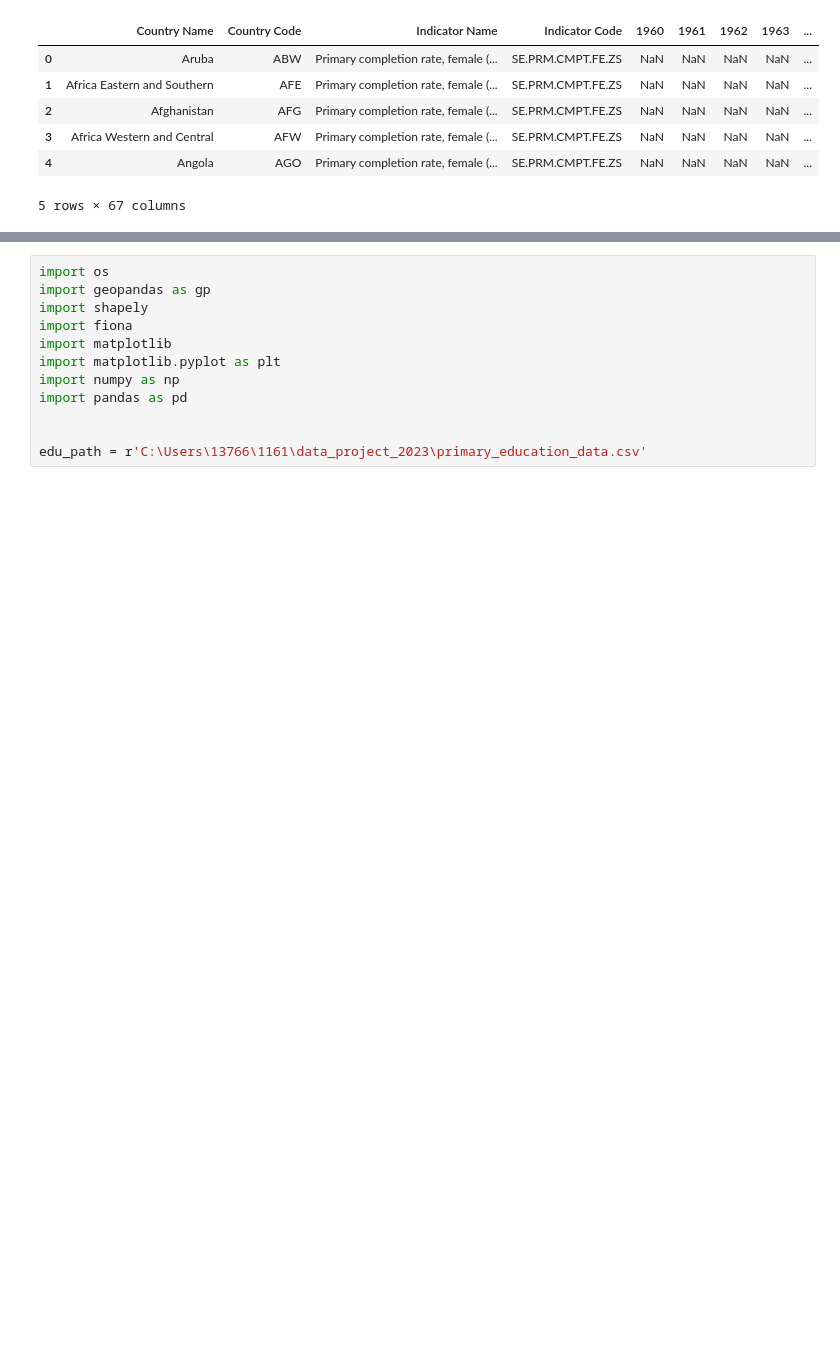
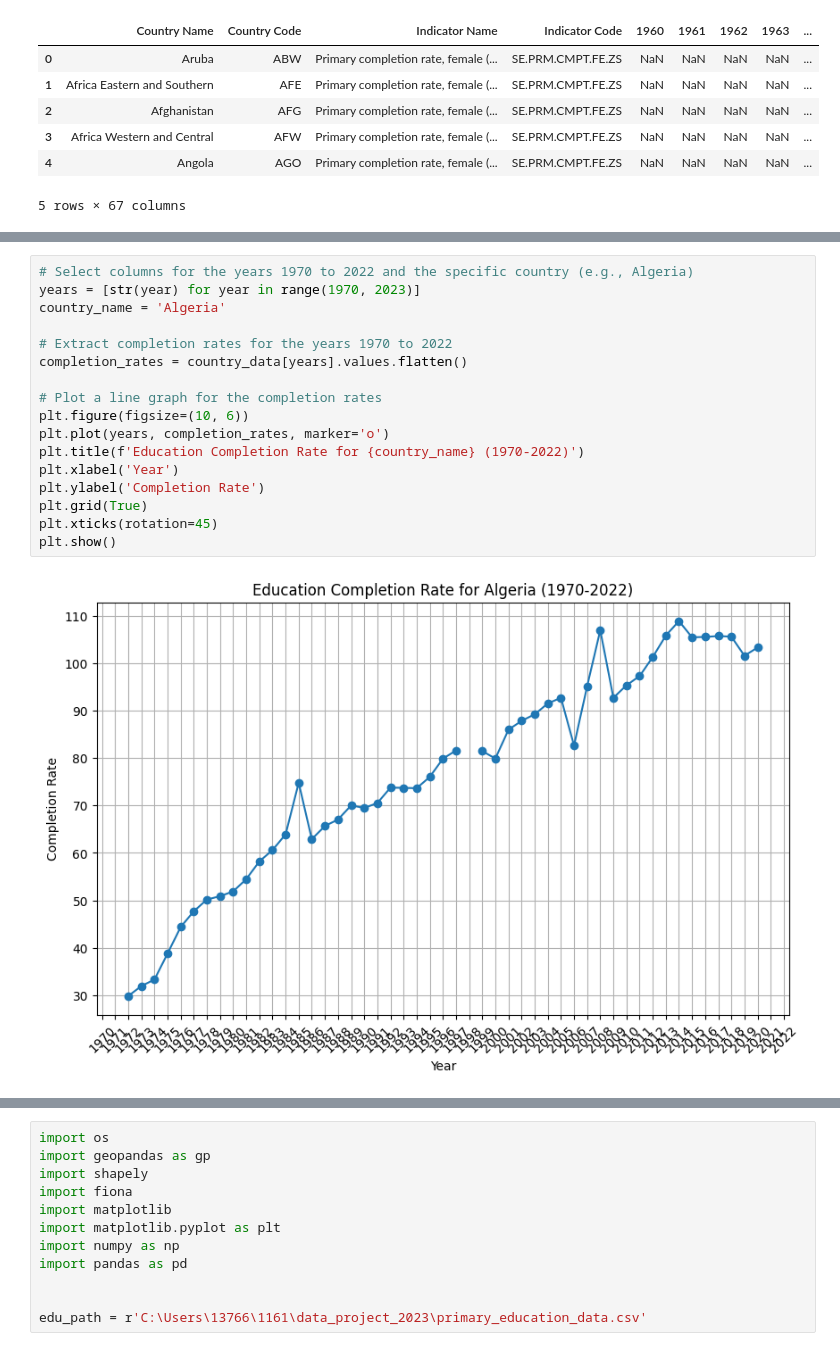
Before and after one commit to HongjunQian/data_project_2023, a Jupyter notebook: Data_project.ipynb, the cells around one changed output, grey strips where cells are left out. Cells and saved outputs as stored; diff of their text form; blank space fills up the shorter version.

```diff
--- a/Data_project.ipynb
+++ b/Data_project.ipynb
@@ -63,0 +53,19 @@ edu_data.apply(col_mean,axis=0).plot()
+# %%
+# Select columns for the years 1970 to 2022 and the specific country (e.g., Algeria)
+years = [str(year) for year in range(1970, 2023)]
+country_name = 'Algeria'
+
+# Extract completion rates for the years 1970 to 2022
+completion_rates = country_data[years].values.flatten()
+
+# Plot a line graph for the completion rates
+plt.figure(figsize=(10, 6))
+plt.plot(years, completion_rates, marker='o')
+plt.title(f'Education Completion Rate for {country_name} (1970-2022)')
+plt.xlabel('Year')
+plt.ylabel('Completion Rate')
+plt.grid(True)
+plt.xticks(rotation=45)
+plt.show()
+# %% [output]
+[figure, added]
```
Also changed, not shown: parts of 13 cells of this notebook.
